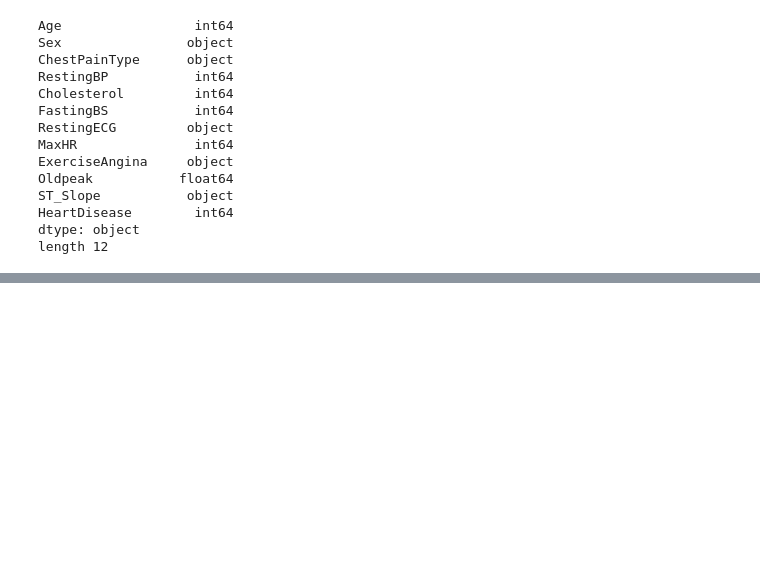
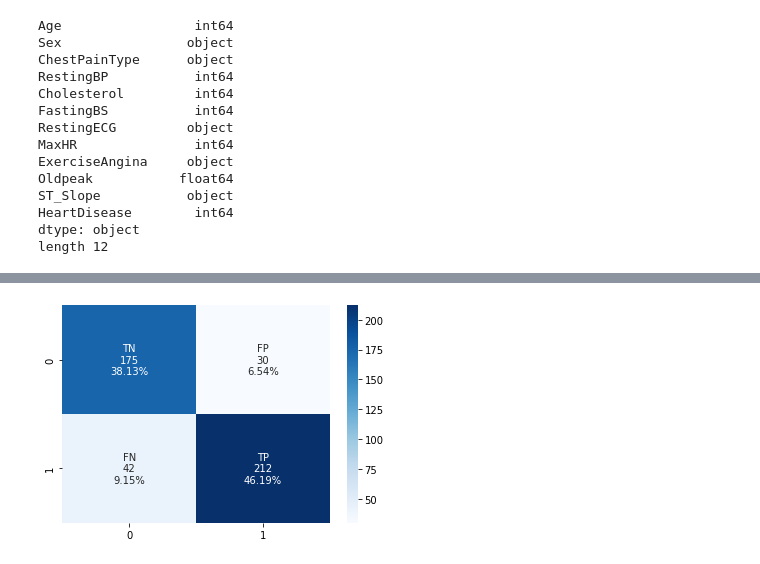
Before and after one commit to hicranA/Heart_Failure_Prediction_Project, a Jupyter notebook: heart_predict.ipynb, the cells around one changed output, grey strips where cells are left out. Saved outputs shown, nothing was run; the diff lists cells and outputs as text; code cells hidden in the pictures; blank space fills up the shorter version.

```diff
--- a/heart_predict.ipynb
+++ b/heart_predict.ipynb
@@ -230,7 +229,82 @@ HeartDisease        int64
 dtype: object
 length 12
 # %%
-
 # https://scikit-learn.org/stable/modules/feature_selection.html
 #https://github.com/Pitsillides91/Python-Tutorials/blob/master/Introduction%20to%20ML%20-%20Logistic%20Regression%20Example/Introduction%20to%20Machine%20Learning%20-%20Logistic%20Regression%20Example%20(Titles%20Only).ipynb
 # https://www.youtube.com/watch?v=NPdn3YPkg9w
+input_data = data [["Sex", "ChestPainType", "RestingECG", "ExerciseAngina", "ST_Slope"]]
+numeric_data  = data [["Age", "RestingBP", "Cholesterol","FastingBS" , "MaxHR", "Oldpeak"]]
+dummies  = [pd.get_dummies(data[c]) for c in input_data.columns]
+binary_data = pd.concat(dummies, axis=1)
+frames = [binary_data,numeric_data ]
+df_binary = pd.concat(frames, axis=1)
+print(df_binary.head())
+### option two
+#le = LabelEncoder()
+#Y = le. fit_transform(data['column_name'].values)
+
+print("size, ", len(df_binary))
+print(df_binary.head())
+x_new = df_binary.iloc[ : , :13]
+print("**** x ***")
+print(x)
+y_new =data.loc[ : ,"HeartDisease"]
+print("**** y***")
+print(y_new)
+
+
+x_train_bd,x_test_bd,y_train_bd, y_test_bd = train_test_split(x_new, y_new,
+                                                  test_size=0.5,
+                                                  random_state=11,
+                                                  stratify=y, shuffle=True)
+
+
+
+
+
+##############
+print("new df")
+print(x_new.head())
+
+################
+log_reg_classifier = LogisticRegression()
+log_reg_classifier.fit(x_train_bd,y_train_bd)
+y_pred_mod = log_reg_classifier.predict(x_test_bd)
+#log_reg_classifier = LogisticRegression()
+#log_reg_classifier.fit(X,y_train)
+
+
+cm_two = confusion_matrix(y_test, y_pred_mod)
+print(cm_two)
+my_accuracy_score_mod = accuracy_score(y_test, y_pred_mod)
+print(my_accuracy_score_mod)
+
+
+
+def printCM(y_test, y_pred):
+    cm = confusion_matrix(y_test, y_pred)
+    TN, FP, FN, TP =cm.ravel()
+    print((TN, FP, FN, TP))
+    group_names = ["TN","FP","FN","TP"]
+    group_counts = ["{0:0.0f}".format(value) for value in
+                cm.flatten()]
+    group_percentages = ["{0:.2%}".format(value) for value in
+                     cm.flatten()/np.sum(cm)]
+    labels = [f"{v1}\n{v2}\n{v3}" for v1, v2, v3 in
+          zip(group_names,group_counts,group_percentages)]
+    labels = np.asarray(labels).reshape(2,2)
+    sns.heatmap(cm, annot=labels, fmt='', cmap='Blues')
+
+printCM(y_test=y_test_bd ,y_pred= y_pred_mod)
+
+
+def resultPrint(y_test, y_pred):
+    my_accuracy_score = accuracy_score(y_test, y_pred)
+    TPR= TP/(TP + FN)
+    TNR = TN/(TN + FP)
+    my_matrix_values = {"TN":TN, "FP":FP, "FN":FN, "TP":TP,"Accuracy": my_accuracy_score,"TPR":TPR,"TNR":TNR}
+    datframe = pd.DataFrame(my_matrix_values , index=[0])
+    print(datframe)
+
+resultPrint(y_test=y_test_bd ,y_pred= y_pred_mod)
+# %% [output]
@@ -236,0 +328 @@ length 12
+[figure, added]
```
Also changed, not shown: parts of 3 cells of this notebook.
